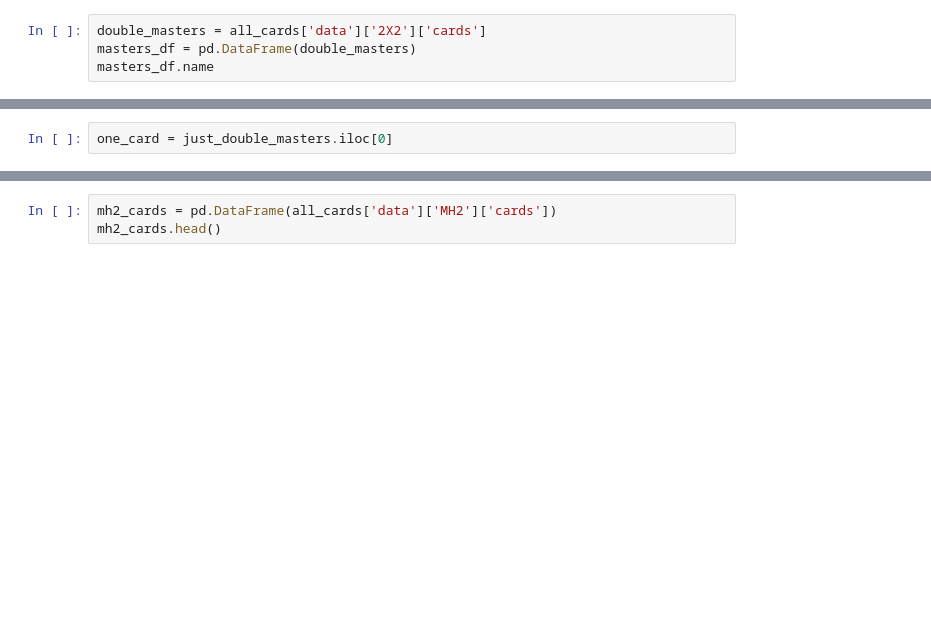
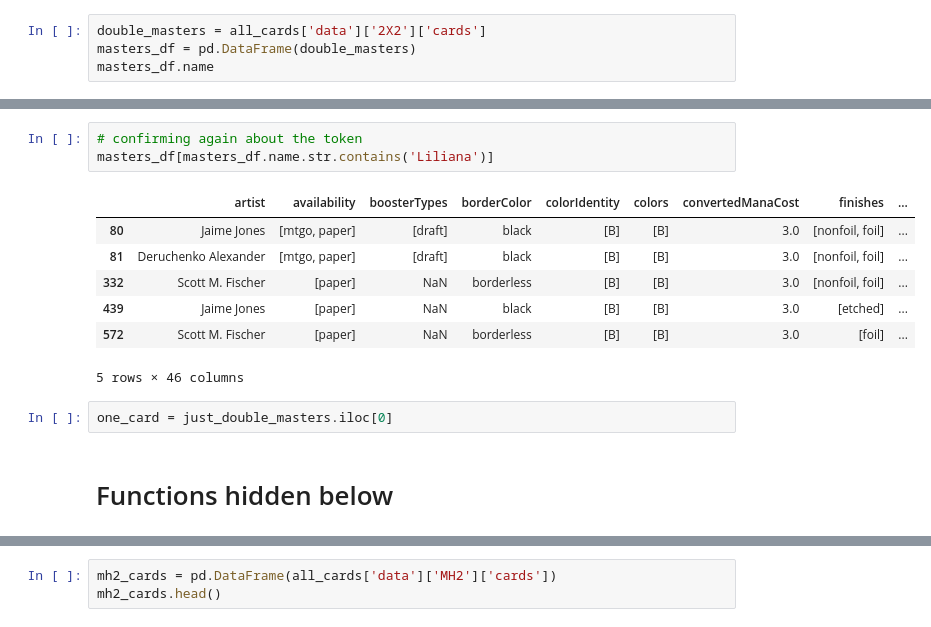
Before and after one commit to saudino480/mtgBinderHelper, a Jupyter notebook: helper/testing_db_fusion.ipynb, the cells around one changed output, grey strips where cells are left out. Drawn from its saved outputs; the diff is of its cells as text; blank space fills up the shorter version.

```diff
--- a/helper/testing_db_fusion.ipynb
+++ b/helper/testing_db_fusion.ipynb
@@ -52,5 +41,18 @@ masters_df.name
+# %%
+# confirming again about the token
+masters_df[masters_df.name.str.contains('Liliana')]
+# %% [output]
+|  | artist | availability | boosterTypes | borderColor | colorIdentity | colors | convertedManaCost | finishes | ... |
+| 80 | Jaime Jones | [mtgo, paper] | [draft] | black | [B] | [B] | 3.0 | [nonfoil, foil] | ... |
+| 81 | Deruchenko Alexander | [mtgo, paper] | [draft] | black | [B] | [B] | 3.0 | [nonfoil, foil] | ... |
+| 332 | Scott M. Fischer | [paper] | NaN | borderless | [B] | [B] | 3.0 | [nonfoil, foil] | ... |
+| 439 | Jaime Jones | [paper] | NaN | black | [B] | [B] | 3.0 | [etched] | ... |
+| 572 | Scott M. Fischer | [paper] | NaN | borderless | [B] | [B] | 3.0 | [foil] | ... |
+5 rows × 46 columns
 # %%
 one_card = just_double_masters.iloc[0]
+# %% [markdown]
+# Functions hidden below
 # %%
 # functions developed below
 
```
Also changed, not shown: parts of 42 cells of this notebook, 7 other files.
